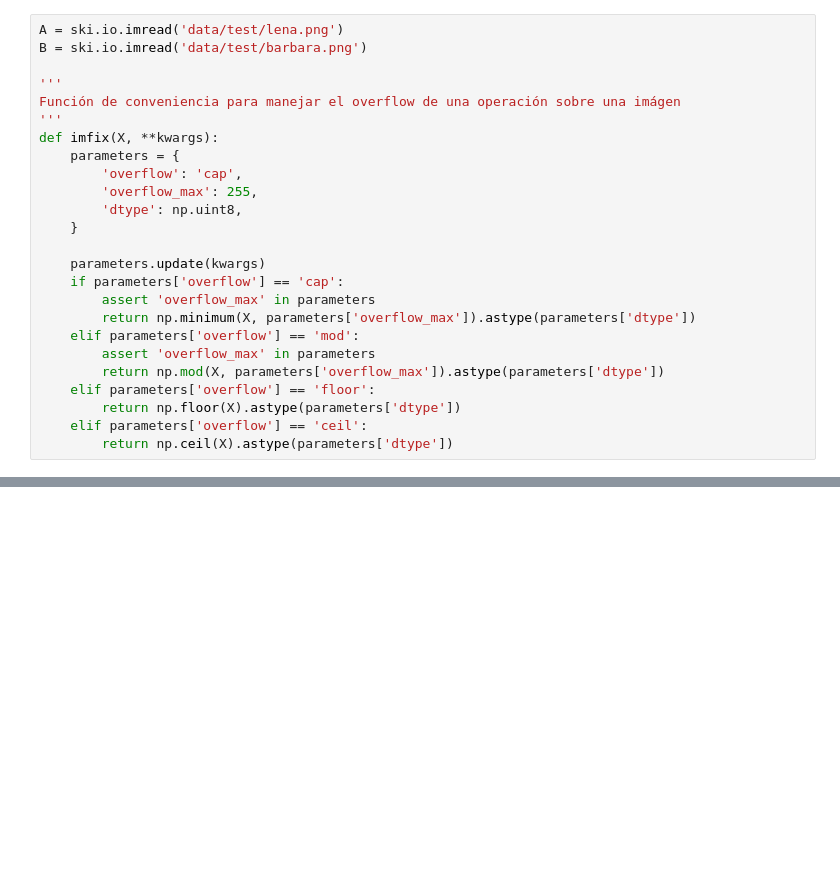
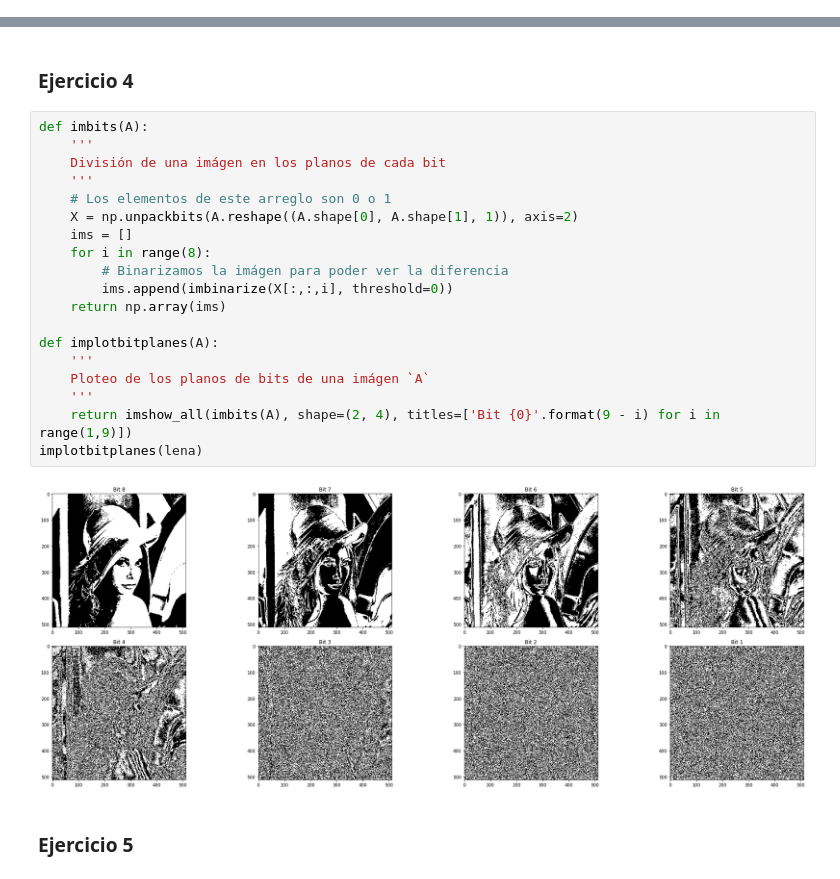
Before and after one commit to jbayardo/dip-tp1, a Jupyter notebook: Práctica 1.ipynb, the cells around one changed output, grey strips where cells are left out. Drawn from its saved outputs; the diff is of its cells as text; blank space fills up the shorter version.

```diff
--- a/Práctica 1.ipynb
+++ b/Práctica 1.ipynb
@@ -8,25 +0,0 @@ import skimage.io
-# %%
-A = ski.io.imread('data/test/lena.png')
-B = ski.io.imread('data/test/barbara.png')
-
-'''
-Función de conveniencia para manejar el overflow de una operación sobre una imágen
-'''
-def imfix(X, **kwargs):
-    parameters = {
-        'overflow': 'cap',
-        'overflow_max': 255,
-        'dtype': np.uint8,
-    }
-
-    parameters.update(kwargs)
-    if parameters['overflow'] == 'cap':
-        assert 'overflow_max' in parameters
-        return np.minimum(X, parameters['overflow_max']).astype(parameters['dtype'])
-    elif parameters['overflow'] == 'mod':
-        assert 'overflow_max' in parameters
-        return np.mod(X, parameters['overflow_max']).astype(parameters['dtype'])
-    elif parameters['overflow'] == 'floor':
-        return np.floor(X).astype(parameters['dtype'])
-    elif parameters['overflow'] == 'ceil':
-        return np.ceil(X).astype(parameters['dtype'])
@@ -300,0 +179,25 @@ imcumhist(imresidualhist(B, 1000))
+# %% [markdown]
+### Ejercicio 4
+# %%
+def imbits(A):
+    '''
+    División de una imágen en los planos de cada bit
+    '''
+    # Los elementos de este arreglo son 0 o 1
+    X = np.unpackbits(A.reshape((A.shape[0], A.shape[1], 1)), axis=2)
+    ims = []
+    for i in range(8):
+        # Binarizamos la imágen para poder ver la diferencia
+        ims.append(imbinarize(X[:,:,i], threshold=0))
+    return np.array(ims)
+
+def implotbitplanes(A):
+    '''
+    Ploteo de los planos de bits de una imágen `A`
+    '''
+    return imshow_all(imbits(A), shape=(2, 4), titles=['Bit {0}'.format(9 - i) for i in range(1,9)])
+implotbitplanes(lena)
+# %% [output]
+[figure, added]
+# %% [markdown]
+### Ejercicio 5
```
Also changed, not shown: parts of 72 cells of this notebook.
